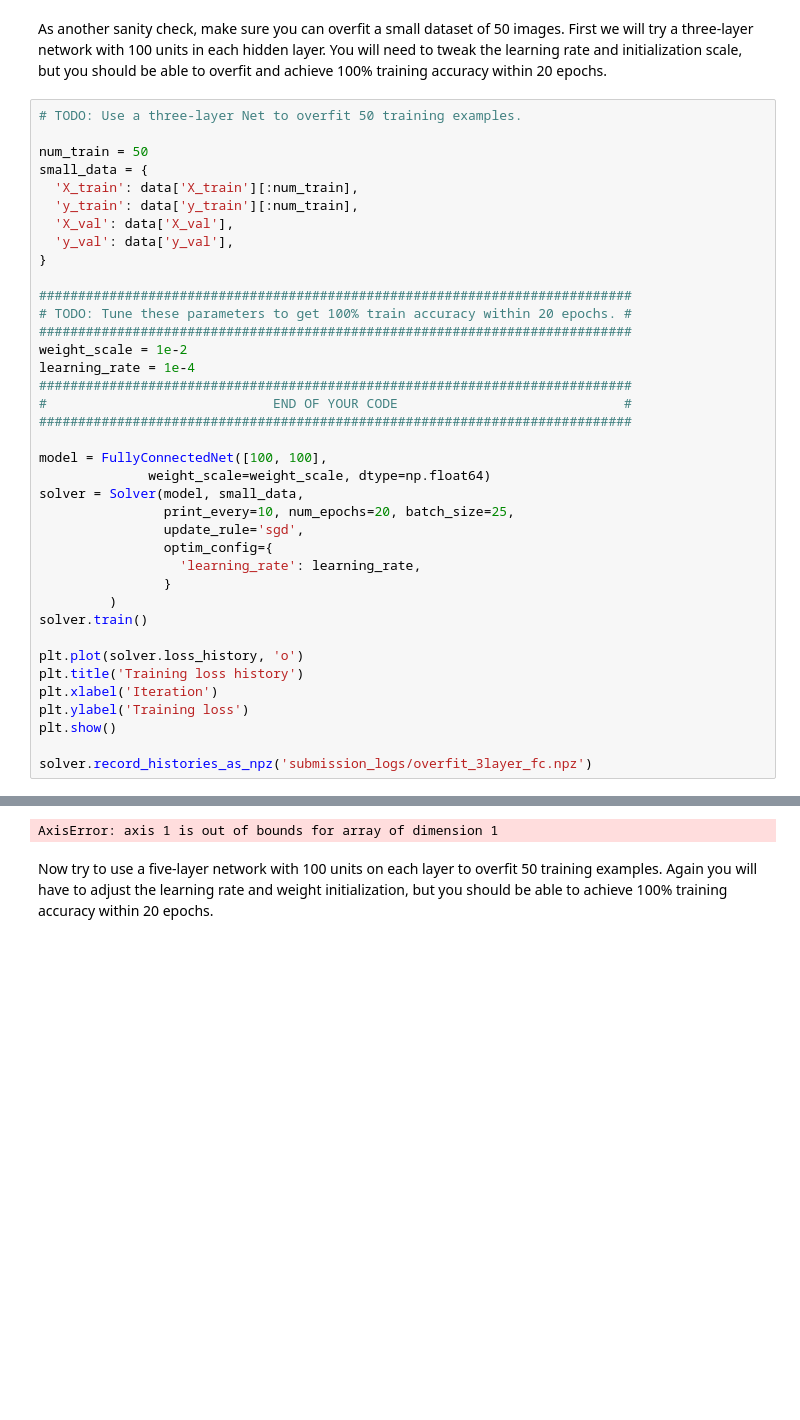
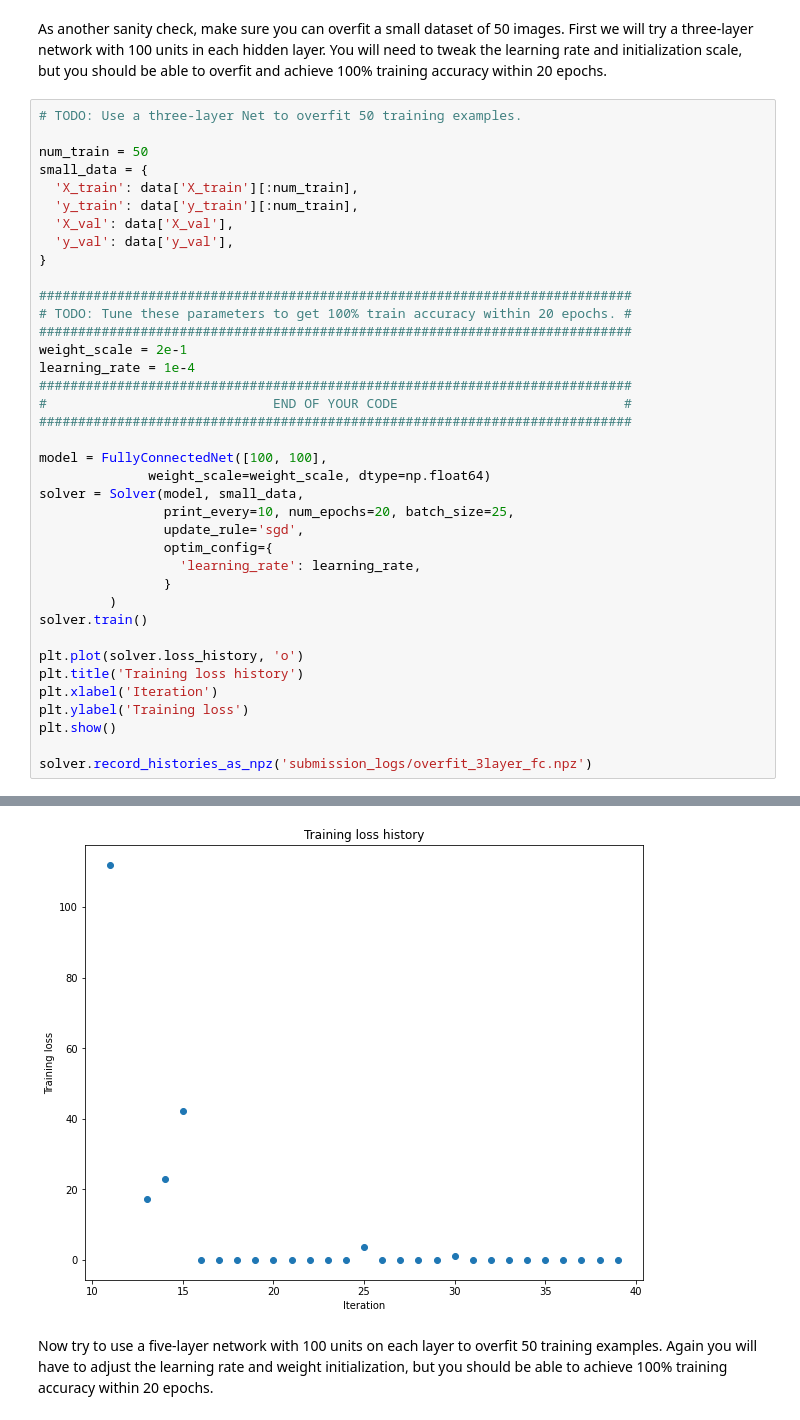
Before and after one commit to axelbr/berkeley-cs182-deep-neural-networks, a Jupyter notebook: hw1/FullyConnectedNets.ipynb, the cells around one changed output, grey strips where cells are left out. Drawn from its saved outputs; the diff is of its cells as text; blank space fills up the shorter version.

```diff
--- a/hw1/FullyConnectedNets.ipynb
+++ b/hw1/FullyConnectedNets.ipynb
@@ -416,7 +428,7 @@ small_data = {
 ############################################################################
 # TODO: Tune these parameters to get 100% train accuracy within 20 epochs. #
 ############################################################################
-weight_scale = 1e-2
+weight_scale = 2e-1
 learning_rate = 1e-4
 ############################################################################
 #                             END OF YOUR CODE                             #
@@ -445,4 +473,4 @@ solver.record_histories_as_npz('submission_logs/overfit_3layer_fc.npz')
-AxisError: axis 1 is out of bounds for array of dimension 1
+[figure, added]
 # %% [markdown]
 Now try to use a five-layer network with 100 units on each layer to overfit 50 training examples. Again you will have to adjust the learning rate and weight initialization, but you should be able to achieve 100% training accuracy within 20 epochs.
 # %%
```
Also changed, not shown: parts of 10 cells of this notebook, 1 other file.
